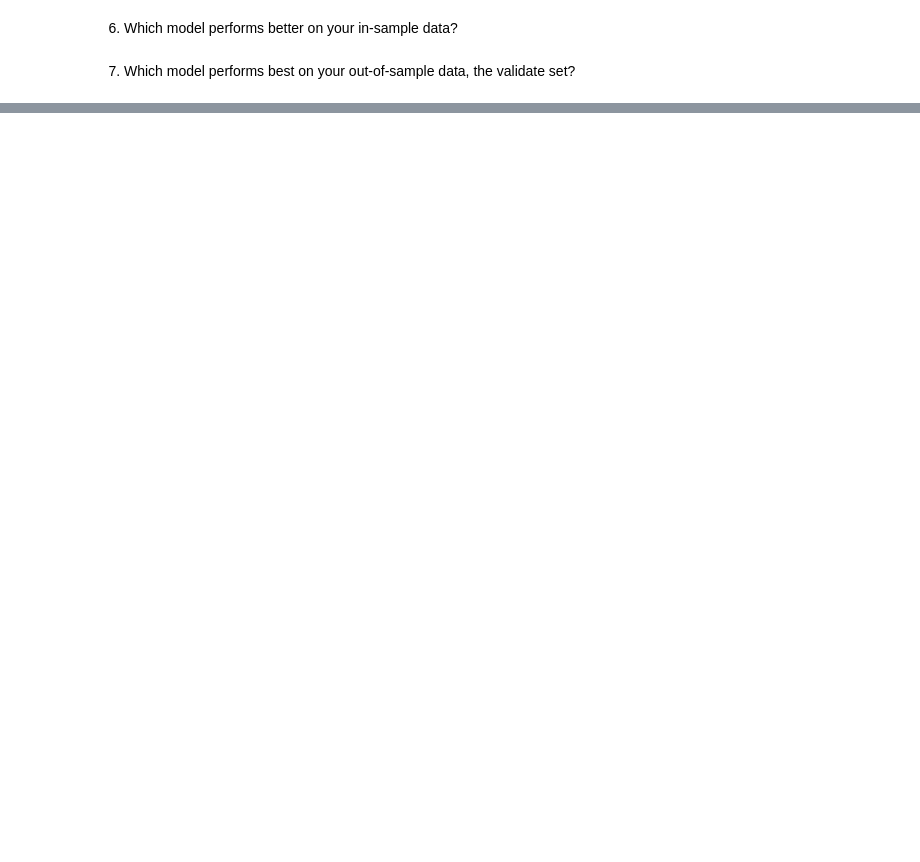
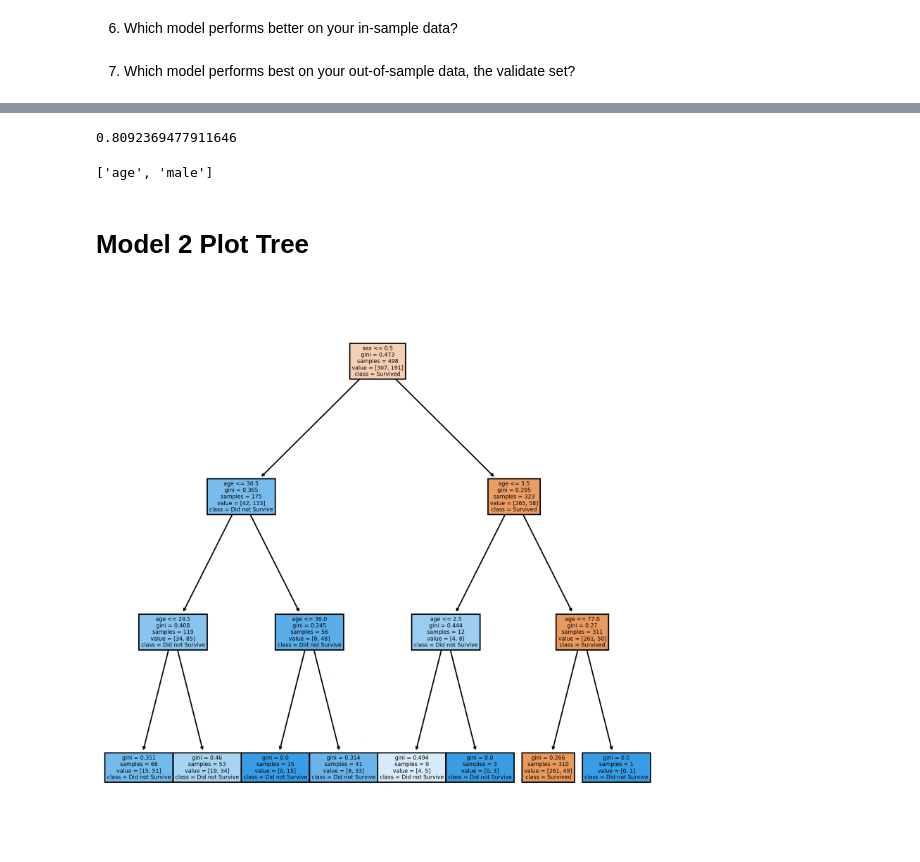
Before and after one commit to jeremiah-toribio/classification-exercises, a Jupyter notebook: decision_tree.ipynb, the cells around one changed output, grey strips where cells are left out. Saved outputs shown, nothing was run; the diff lists cells and outputs as text; code cells hidden in the pictures; blank space fills up the shorter version.

Commit message:
added recision tree and random forest

```diff
--- a/decision_tree.ipynb
+++ b/decision_tree.ipynb
@@ -44,0 +89,3 @@ NameError: name 'acquire' is not defined
+# %%
+# finding baseline accuracy to compare to predictions
+t_train['label'] = ['survived'] == '0'
@@ -44,0 +178,2 @@ NameError: name 'acquire' is not defined
+# %%
+clf_1 = dt(max_depth=3,random_state=4343)
@@ -44,0 +182,6 @@ NameError: name 'acquire' is not defined
+# %%
+# Model 2
+x_t_train1 = t_train[['age','male']]
+y_t_train1 = t_train[['survived']]
+# %%
+clf_1.fit(x_t_train1,y_t_train1)
@@ -44,0 +202,10 @@ NameError: name 'acquire' is not defined
+# %%
+clf_1.score(x_t_train1, y_t_train1)
+# %% [output]
+0.8092369477911646
+# %%
+x_t_train1.columns.tolist()
+# %% [output]
+['age', 'male']
+# %% [markdown]
+# Model 2 Plot Tree
@@ -44,0 +218,8 @@ NameError: name 'acquire' is not defined
+# %%
+fn = ['age','sex']
+cn = ['Survived','Did not Survive']
+fig, axes = plt.subplots(nrows = 1,ncols = 1,figsize = (8,8), dpi=300)
+plot_tree(clf_1,feature_names=fn,class_names=cn, filled=True)
+plt.show()
+# %% [output]
+[figure, added]
```
Also changed, not shown: parts of 36 cells of this notebook.
